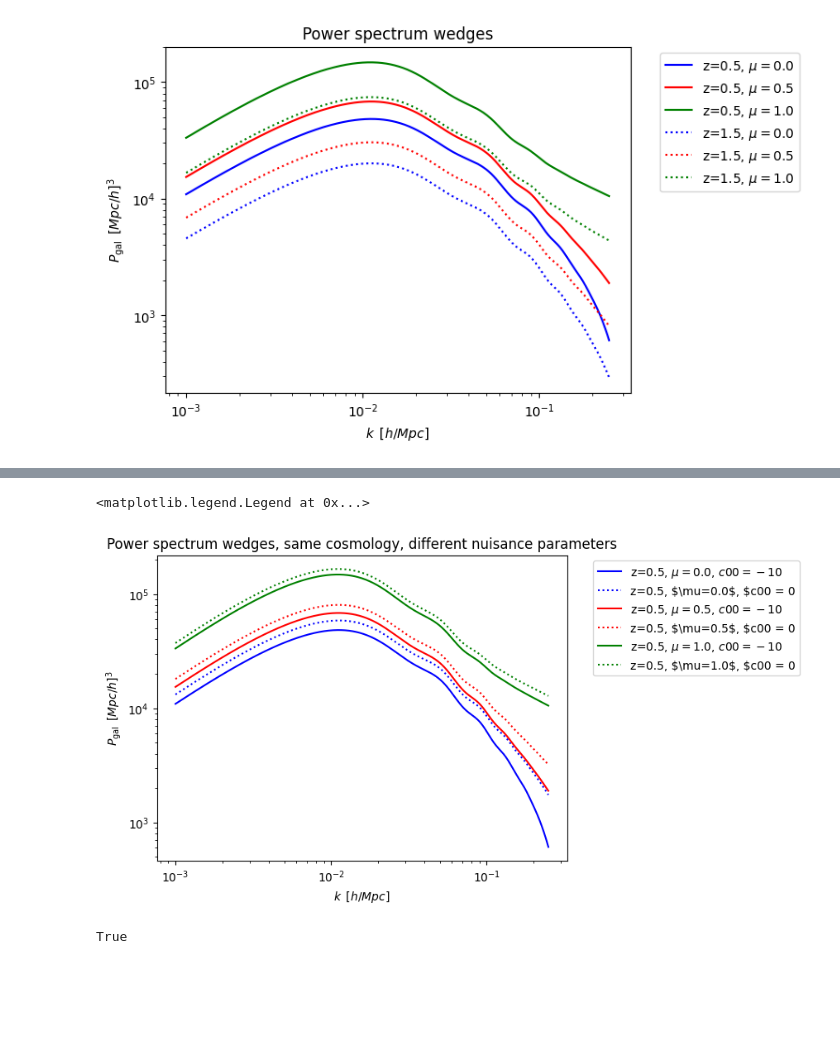
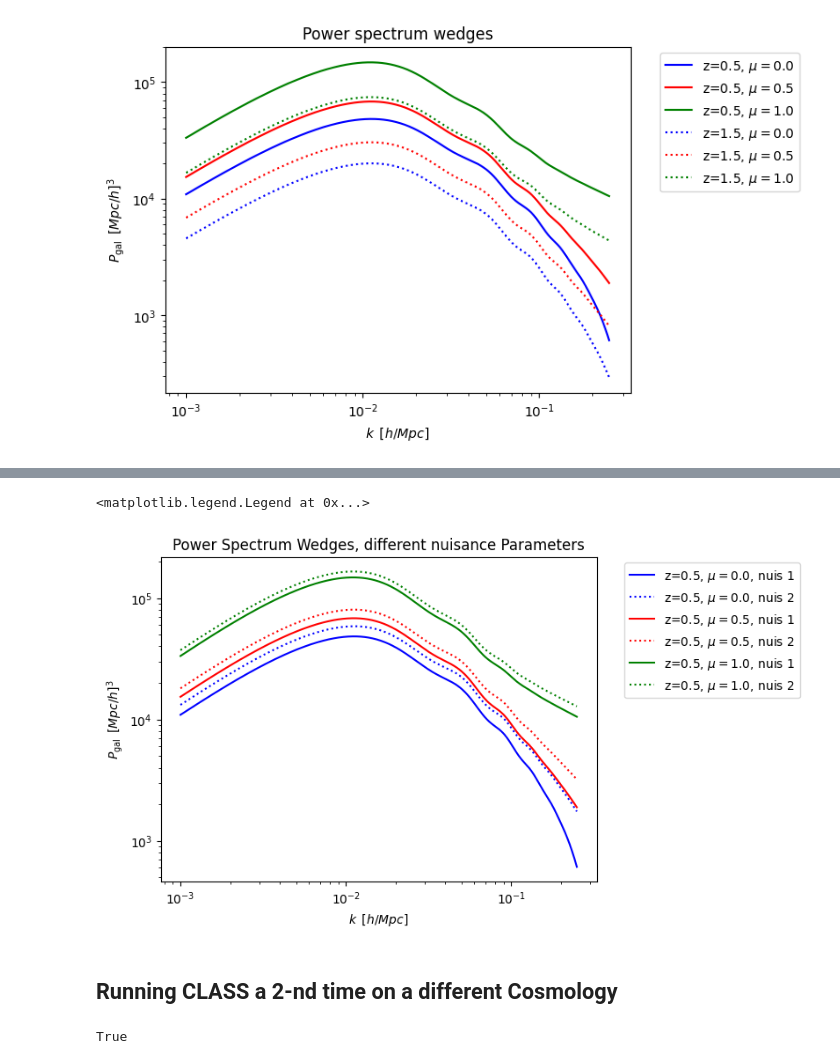
Before and after one commit to Fynn1410/class-bispectrum-png, a Jupyter notebook: notebooks/demo_split.ipynb, the cells around one changed output, grey strips where cells are left out. Cells and saved outputs as stored; diff of their text form; code cells hidden in the pictures; blank space fills up the shorter version.

```diff
--- a/notebooks/demo_split.ipynb
+++ b/notebooks/demo_split.ipynb
@@ -158,17 +171,19 @@ This shows that nuisance parameters would play the role of fast parameters in an
 # %%
 # Plot the oneloop power spectrum wedges for biased tracers in redshift space
 plt.loglog()
 z_ind=0
 for mu_ind in range(nmu):
-    plt.plot(k[z_ind][mu_ind], P1[z_ind][mu_ind], label="z=%s, $\mu=%s$, $c00 = -10$" % (z[z_ind],mu[z_ind][mu_ind]),linestyle=ls[0],color=col[mu_ind])
-    plt.plot(k[z_ind][mu_ind], P2[z_ind][mu_ind], label="z=%s, $\mu=%s$, $c00 = 0" % (z[z_ind],mu[z_ind][mu_ind]),linestyle=ls[1],color=col[mu_ind])
+    plt.plot(k[z_ind][mu_ind], P1[z_ind][mu_ind], label="z=%s, $\mu=%s$, nuis 1" % (z[z_ind],mu[z_ind][mu_ind]),linestyle=ls[0],color=col[mu_ind])
+    plt.plot(k[z_ind][mu_ind], P2[z_ind][mu_ind], label="z=%s, $\mu=%s$, nuis 2" % (z[z_ind],mu[z_ind][mu_ind]),linestyle=ls[1],color=col[mu_ind])
 plt.xlabel("$k \,\,\, [h/Mpc]$")
 plt.ylabel(r"$P_{\rm gal} \,\,\, [Mpc/h]^3$")
-plt.title("Power spectrum wedges, same cosmology, different nuisance parameters")
+plt.title("Power Spectrum Wedges, different nuisance Parameters")
 plt.legend(bbox_to_anchor=(1.05, 1.0), loc='upper left')
 # %% [output]
 <matplotlib.legend.Legend at 0x...>
-[figure, old version]
+[figure, new version]
+# %% [markdown]
+## Running CLASS a 2-nd time on a different Cosmology
 # %%
 # Define new set of cosmological parameters
 model.set({
```
Also changed, not shown: parts of 15 cells of this notebook.
